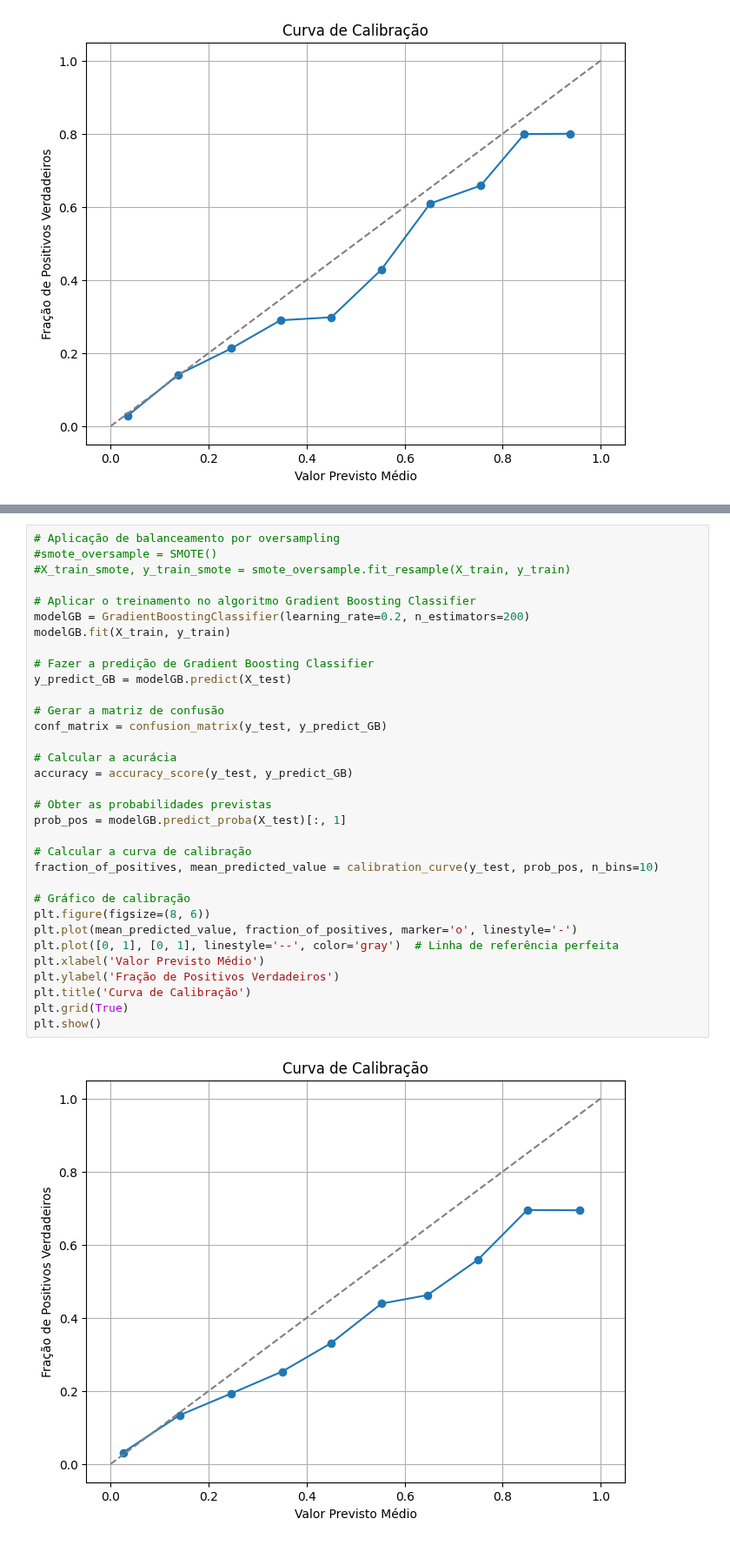
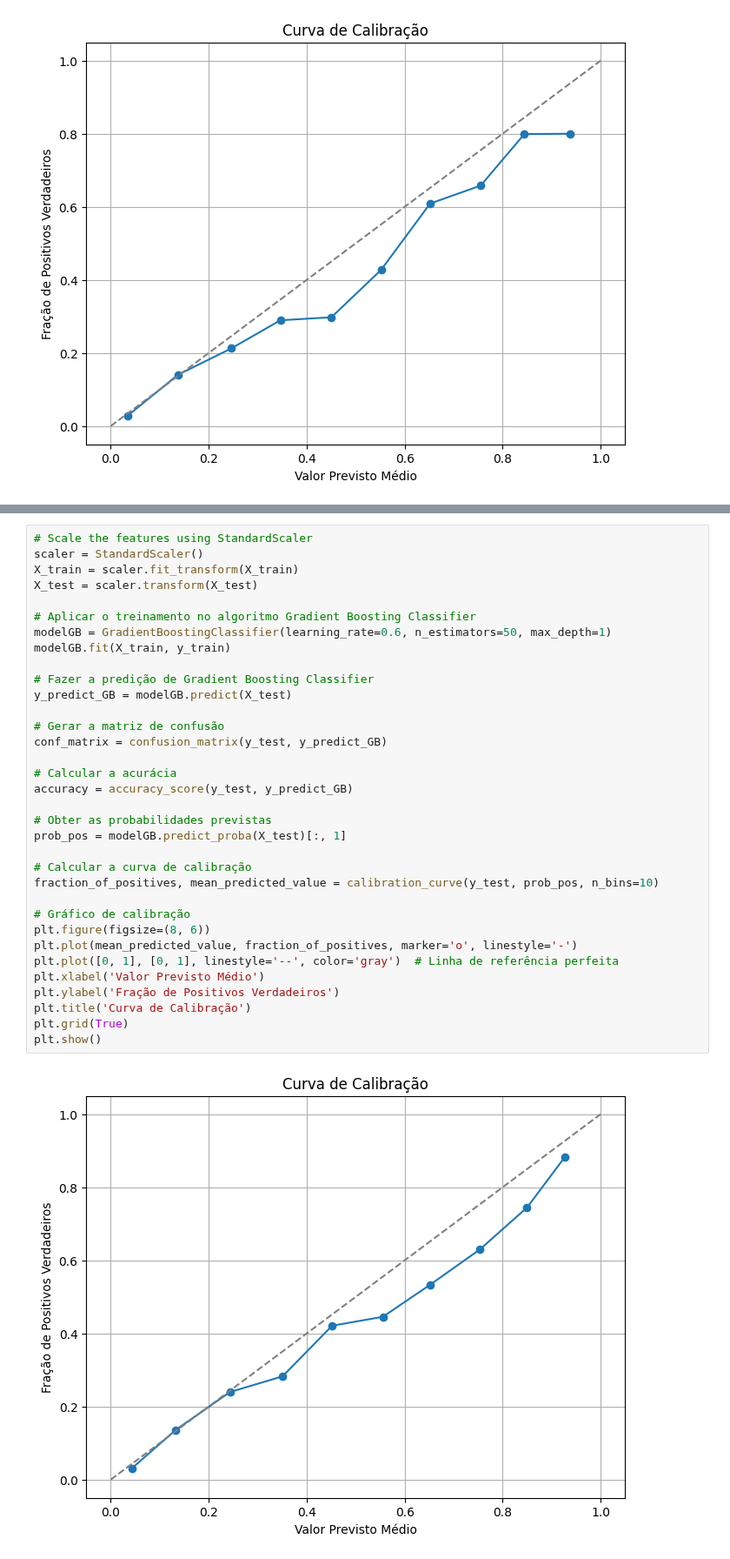
Before and after one commit to helioacastro/Aprendizagem-de-Maquina, a Jupyter notebook: notebooks/AM_T1_HELIO_ARAUJO_E_CASTRO.ipynb, the cells around one changed output, grey strips where cells are left out. Shown at 87% size. Drawn from its saved outputs; the diff is of its cells as text.

```diff
--- a/notebooks/AM_T1_HELIO_ARAUJO_E_CASTRO.ipynb
+++ b/notebooks/AM_T1_HELIO_ARAUJO_E_CASTRO.ipynb
@@ -944,35 +944,36 @@ Para melhor o resultado, será aplicado a técnica de calibração
 # %%
-# Aplicação de balanceamento por oversampling
-#smote_oversample = SMOTE()
-#X_train_smote, y_train_smote = smote_oversample.fit_resample(X_train, y_train)
+# Scale the features using StandardScaler
+scaler = StandardScaler()
+X_train = scaler.fit_transform(X_train)
+X_test = scaler.transform(X_test)
 
 # Aplicar o treinamento no algoritmo Gradient Boosting Classifier
-modelGB = GradientBoostingClassifier(learning_rate=0.2, n_estimators=200)
+modelGB = GradientBoostingClassifier(learning_rate=0.6, n_estimators=50, max_depth=1)
 modelGB.fit(X_train, y_train)
 
 # Fazer a predição de Gradient Boosting Classifier
 y_predict_GB = modelGB.predict(X_test)
 
 # Gerar a matriz de confusão
 conf_matrix = confusion_matrix(y_test, y_predict_GB)
 
 # Calcular a acurácia
 accuracy = accuracy_score(y_test, y_predict_GB)
 
 # Obter as probabilidades previstas
 prob_pos = modelGB.predict_proba(X_test)[:, 1]
 
 # Calcular a curva de calibração
 fraction_of_positives, mean_predicted_value = calibration_curve(y_test, prob_pos, n_bins=10)
 
 # Gráfico de calibração
 plt.figure(figsize=(8, 6))
 plt.plot(mean_predicted_value, fraction_of_positives, marker='o', linestyle='-')
 plt.plot([0, 1], [0, 1], linestyle='--', color='gray')  # Linha de referência perfeita
 plt.xlabel('Valor Previsto Médio')
 plt.ylabel('Fração de Positivos Verdadeiros')
 plt.title('Curva de Calibração')
 plt.grid(True)
 plt.show()
 # %% [output]
-[figure, old version]
+[figure, new version]
```
Also changed, not shown: parts of 5 cells of this notebook.
